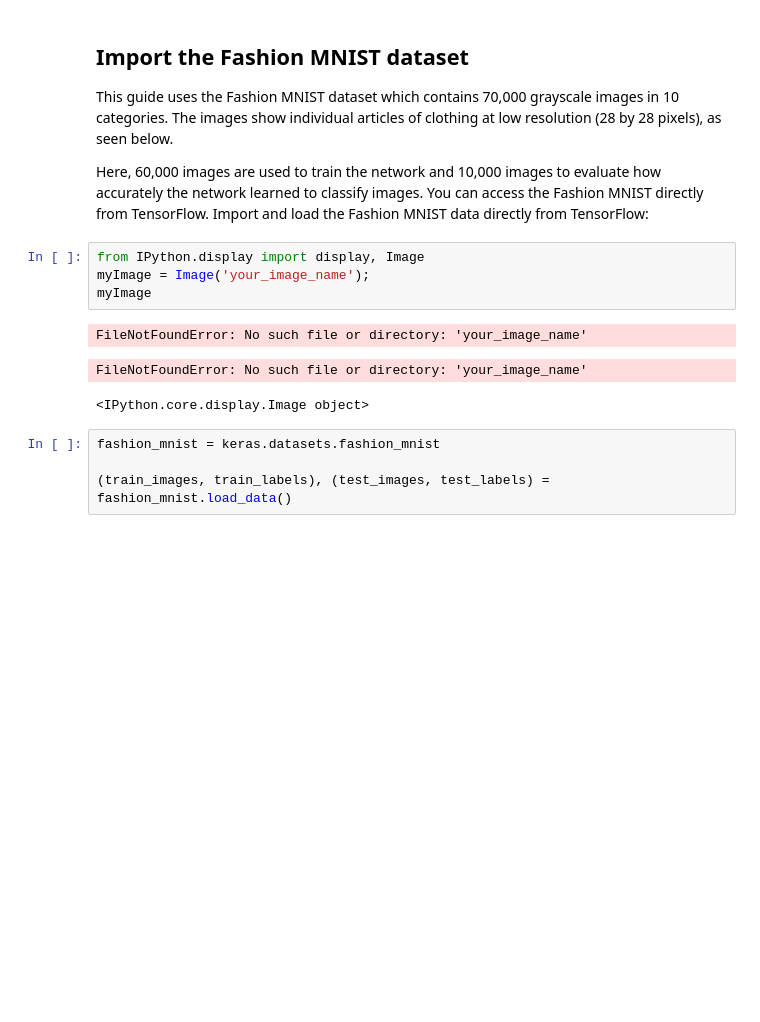
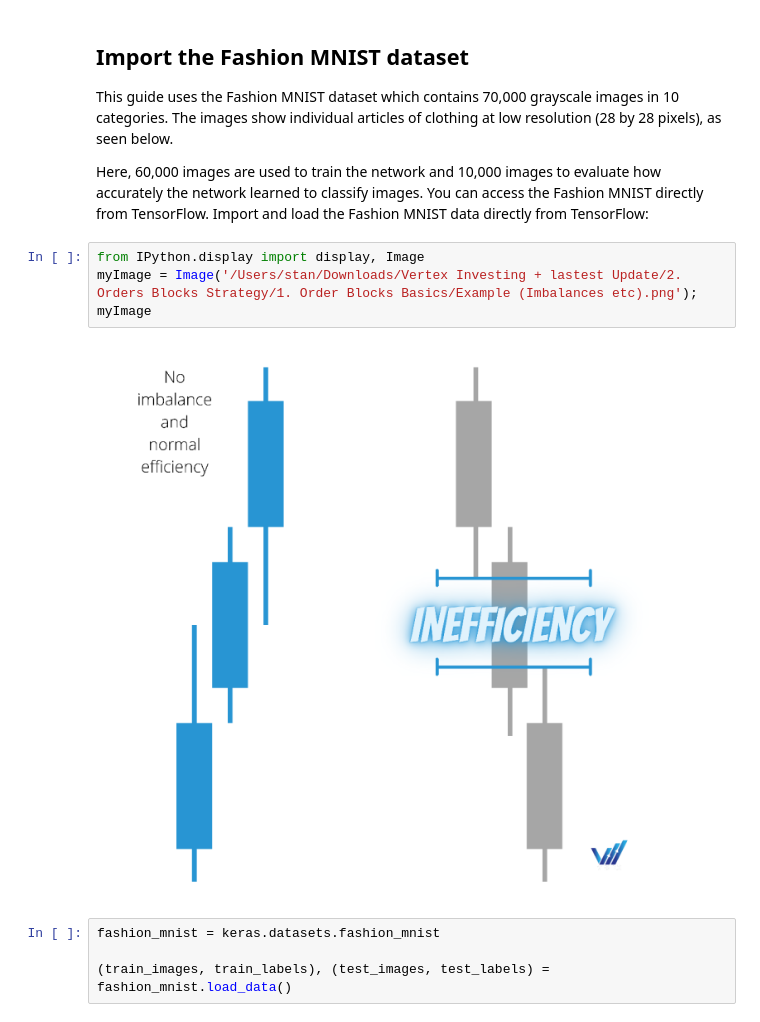
Before and after one commit to Stan081/ML, a Jupyter notebook: Week_3_MNIST_fashion_data_classification.ipynb, the cells around one changed output. Saved outputs shown, nothing was run; the diff lists cells and outputs as text; blank space fills up the shorter version.

```diff
--- a/Week_3_MNIST_fashion_data_classification.ipynb
+++ b/Week_3_MNIST_fashion_data_classification.ipynb
@@ -26,12 +26,10 @@ This guide uses the Fashion MNIST dataset which contains 70,000 grayscale images
 Here, 60,000 images are used to train the network and 10,000 images to evaluate how accurately the network learned to classify images. You can access the Fashion MNIST directly from TensorFlow. Import and load the Fashion MNIST data directly from TensorFlow:
 # %%
 from IPython.display import display, Image
-myImage = Image('your_image_name');
+myImage = Image('/Users/stan/Downloads/Vertex Investing + lastest Update/2. Orders Blocks Strategy/1. Order Blocks Basics/Example (Imbalances etc).png');
 myImage
 # %% [output]
-FileNotFoundError: No such file or directory: 'your_image_name'
-FileNotFoundError: No such file or directory: 'your_image_name'
-<IPython.core.display.Image object>
+[figure, added]
 # %%
 fashion_mnist = keras.datasets.fashion_mnist
 
```
